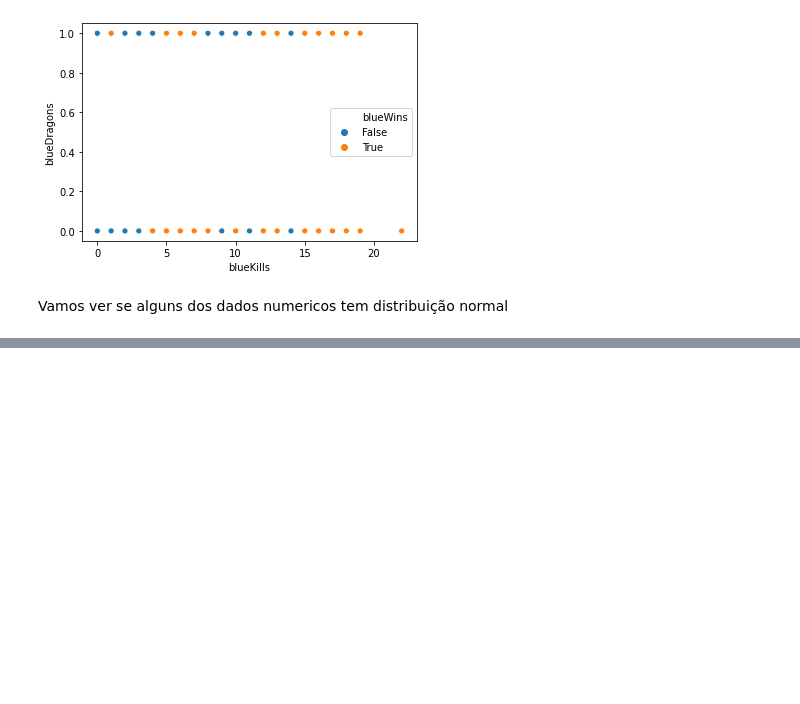
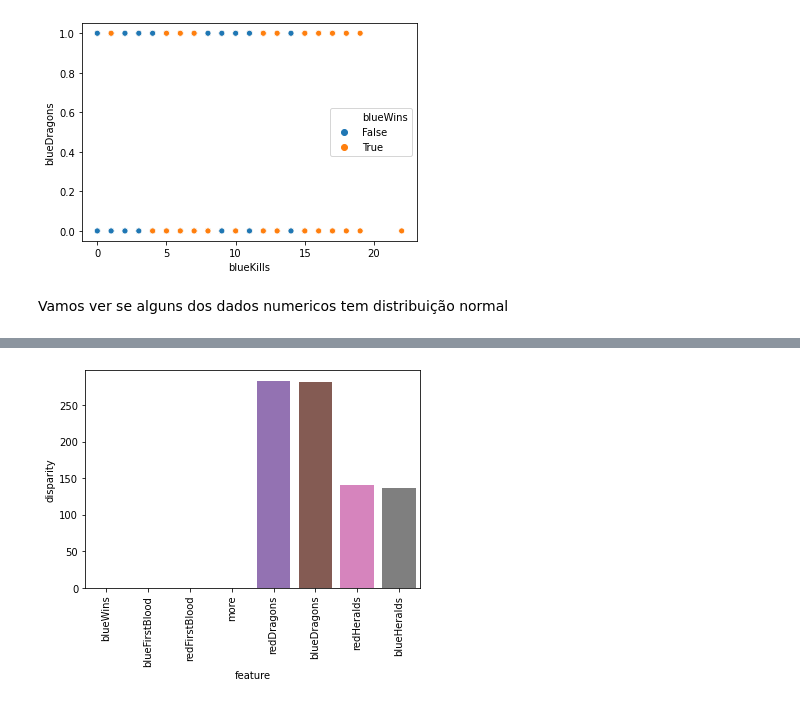
Before and after one commit to nilberthsouza/league-of-legends-analisys, a Jupyter notebook: explorationLeagueofLegendsDS.ipynb, the cells around one changed output, grey strips where cells are left out. Cells and saved outputs as stored; diff of their text form; code cells hidden in the pictures; blank space fills up the shorter version.

```diff
--- a/explorationLeagueofLegendsDS.ipynb
+++ b/explorationLeagueofLegendsDS.ipynb
@@ -119,0 +186,21 @@ dtype: object
+# %%
+def anova(frame):
+    anv = pd.DataFrame()
+    anv['feature'] = qualitative
+    pvals = []
+    for c in qualitative:
+        samples = []
+        for cls in frame[c].unique():
+            s = frame[frame[c] == cls]['blueGoldDiff'].values
+            samples.append(s)
+        pval = stats.f_oneway(*samples)[1]
+        pvals.append(pval)
+    anv['pval'] = pvals
+    return anv.sort_values('pval')
+
+a = anova(df)
+a['disparity'] = np.log(1./a['pval'].values)
+sns.barplot(data=a, x='feature', y='disparity')
+x=plt.xticks(rotation=90)
+# %% [output]
+[figure, added]
```
Also changed, not shown: parts of 11 cells of this notebook.
